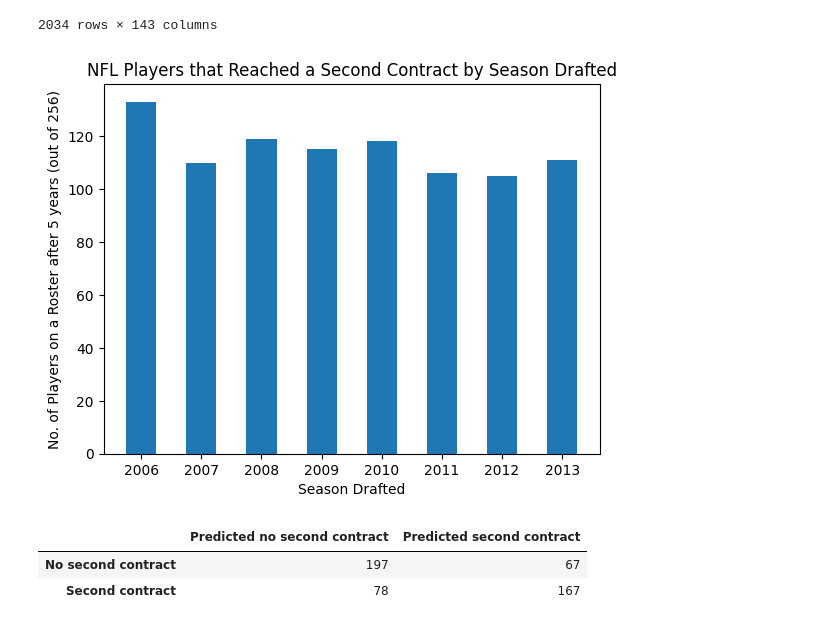
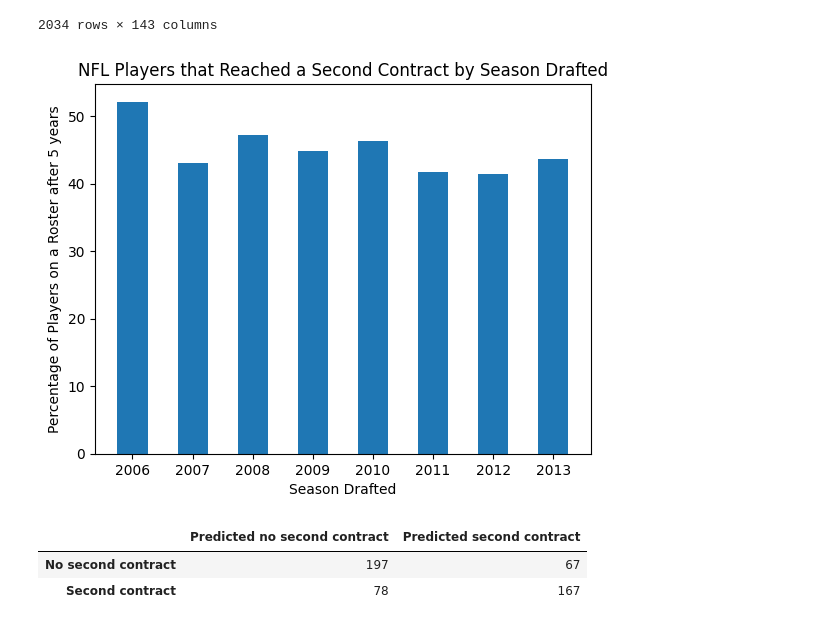
Before and after one commit to jonathannotis/nfl-player-success-ml, a Jupyter notebook: main.ipynb, the cells around one changed output. Drawn from its saved outputs; the diff is of its cells as text; code cells hidden in the pictures.

Commit message:
Changed 1st graph from no. of players to percent

```diff
--- a/main.ipynb
+++ b/main.ipynb
@@ -14,7 +14,7 @@ rosters = pd.read_csv(
 drafts.drop(
     drafts.index[drafts['season'] < 2006], inplace=True)
 drafts.drop(
-    drafts.index[drafts['season'] >= 2019-5], inplace=True)
+    drafts.index[drafts['season'] > 2013], inplace=True)
 # %%
 display(drafts)
 # %% [output]
@@ -149,23 +149,25 @@ display(player_profiles)
 # %%
 import matplotlib.pyplot as plt
 
 player_numbers = []
 
+no_picks = [255, 255, 252, 256, 255, 254, 253, 254, 253, 254, 256]
+
 for year in range(2006, 2014):
     temp = player_profiles[player_profiles['season'] == (year)]
     temp = temp[temp['5_years_later'] == 1]
-    player_numbers.append(len(temp))
+    player_numbers.append((len(temp)/no_picks[year-2006])*100)
 
 fig = plt.figure()
 plt.bar(range(2006, 2014), player_numbers,
         width = .5)
 
 plt.xlabel("Season Drafted")
-plt.ylabel("No. of Players on a Roster after 5 years (out of 256)")
+plt.ylabel("Percentage of Players on a Roster after 5 years")
 plt.title("NFL Players that Reached a Second Contract by Season Drafted")
 plt.show()
 # %% [output]
-[figure, old version]
+[figure, new version]
 # %%
 # Logistic regression model without cross validation
 from sklearn.linear_model import LogisticRegression
```
Also changed, not shown: parts of 1 cell of this notebook.
